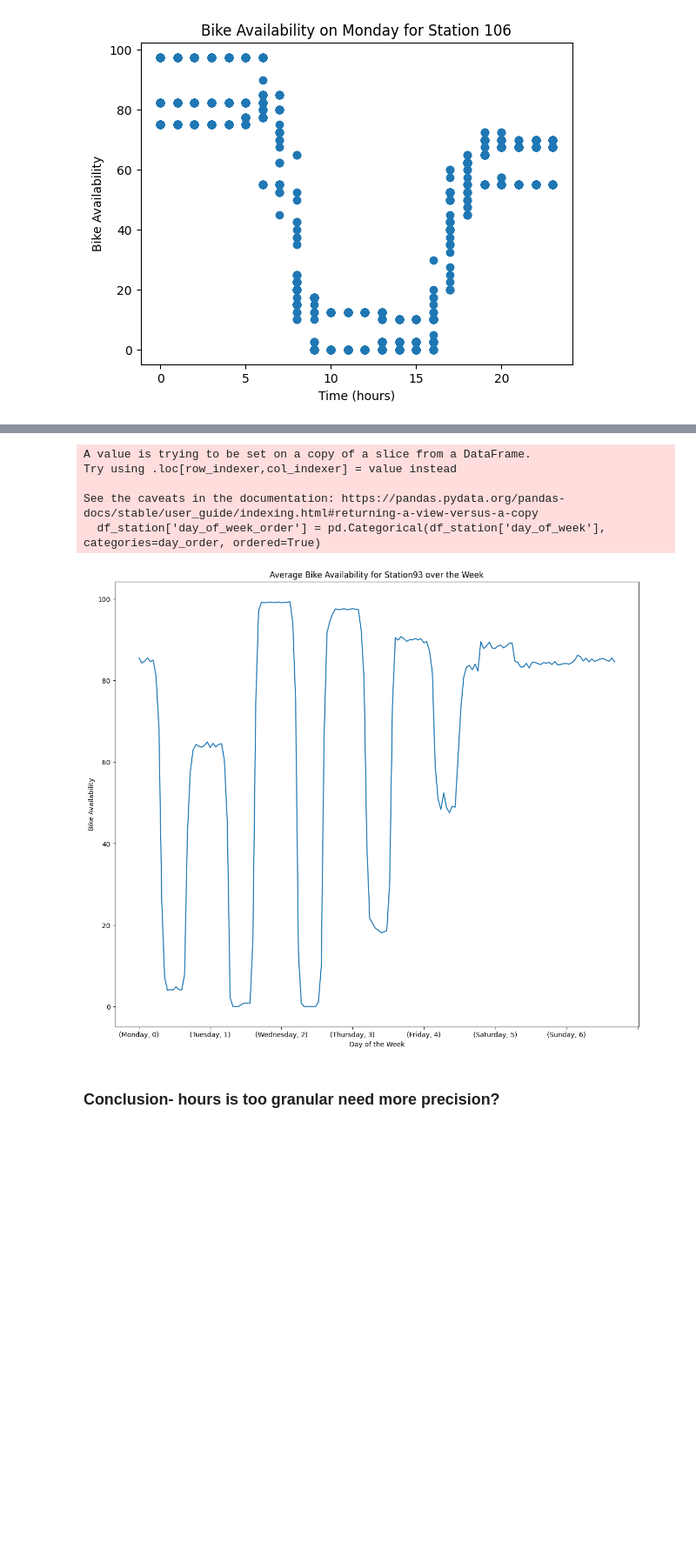
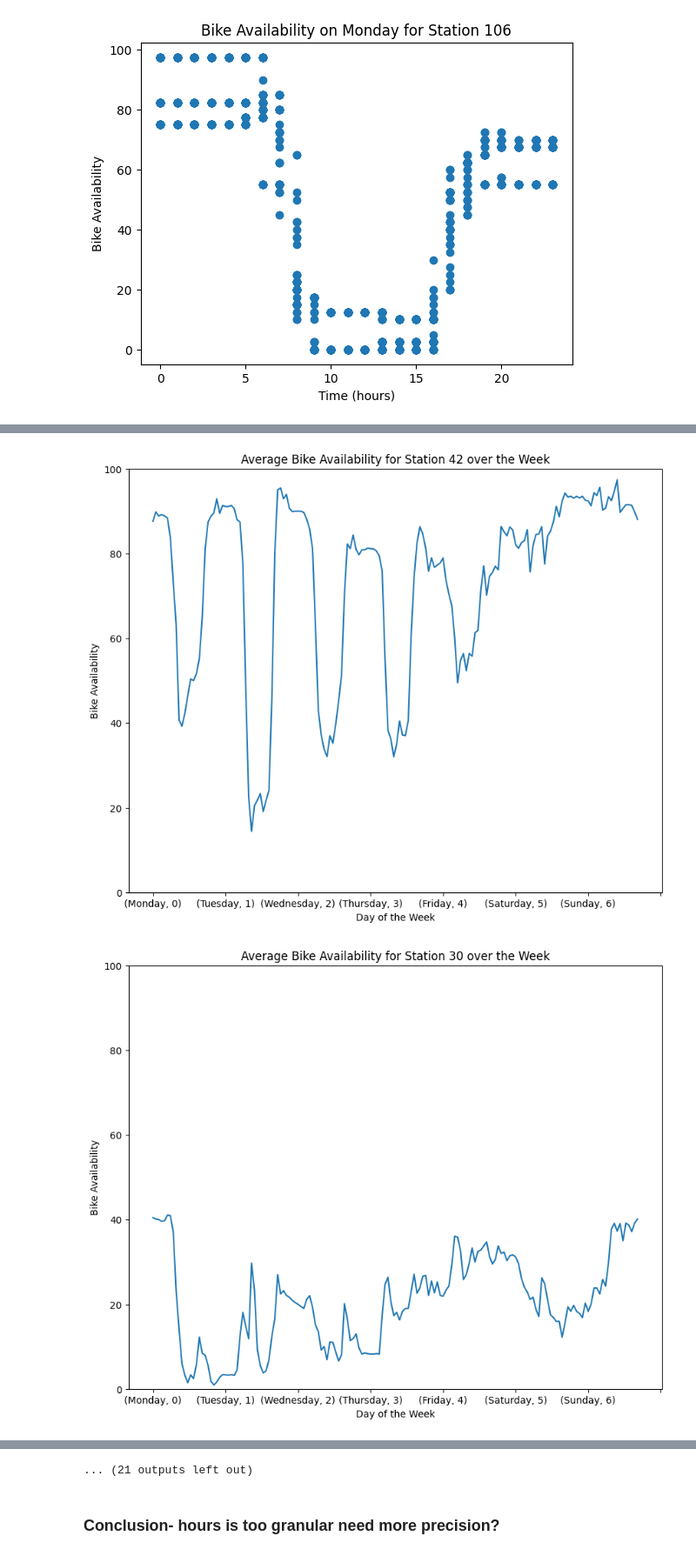
Before and after one commit to shuyaaaaaaa/Dublin-Bike, a Jupyter notebook: datamodel/model.ipynb, the cells around one changed output, grey strips where cells are left out. Shown at 87% size. Drawn from its saved outputs; the diff is of its cells as text; code cells hidden in the pictures; blank space fills up the shorter version.

```diff
--- a/datamodel/model.ipynb
+++ b/datamodel/model.ipynb
@@ -394,7 +387,7 @@ plt.show()
 
 def average_bike_availability(numb):
     # filter the DataFrame to only include data for one station
-    df_station = df_main[df_main['number'] == numb]
+    df_station = df_main.loc[df_main['number'] == numb].copy()
     # set the order of days of the week
     day_order = ['Monday', 'Tuesday', 'Wednesday', 'Thursday', 'Friday', 'Saturday', 'Sunday']
 
@@ -406,18 +399,12 @@ def average_bike_availability(numb):
     # calculate the mean availability percentage for each hour of the day and day of the week
     df_hourly = df_station.groupby(['day_of_week_order','hour'])['availability_percentage'].mean()
     df_hourly.dropna(inplace=True)
-    #df_hourly.head()
 
-
-    #df_hourly = pd.DataFrame(df_hourly)
-    ##combine day of week and hour into one column
-    df_main['day_hour'] = df_main.apply(lambda x: str(x['day_of_week']) + ' ' + str(x['hour']), axis=1)
-
-
-    #plot a line plot of the data
-    df_hourly.plot(kind='line', figsize=(14,12))
+    # plot a line plot of the data
+    df_hourly.plot(kind='line', figsize=(10,8))
 
     plt.title(f"Average Bike Availability for Station {numb} over the Week")
     plt.xlabel("Day of the Week")
     plt.ylabel("Bike Availability")
+    plt.ylim(0, 100)
     plt.show()
@@ -423,0 +413,4 @@ def average_bike_availability(numb):
+# %%
+# we just need to create a collect csv files for both and put them in here
+df_static = pd.read_csv('static_30_3_23.csv')
+df_static.head()
@@ -424,4 +424,9 @@ def average_bike_availability(numb):
 # %%
 #pick some stations to plot
-average_bike_availability(106)
+length = len(df_static['number'])
+for i in range(0, length):
+    numb=df_static['number'][i]
+    average_bike_availability(numb)
 # %% [output]
+[figure, new version]
+[figure, added]
@@ -428,8 +443,3 @@ average_bike_availability(106)
-A value is trying to be set on a copy of a slice from a DataFrame.
-Try using .loc[row_indexer,col_indexer] = value instead
-
-See the caveats in the documentation: https://pandas.pydata.org/pandas-docs/stable/user_guide/indexing.html#returning-a-view-versus-a-copy
-  df_station['day_of_week_order'] = pd.Categorical(df_station['day_of_week'], categories=day_order, ordered=True)
+... (21 outputs left out)
-[figure, old version]
 # %% [markdown]
 ### Conclusion- hours is too granular need more precision?
```
Also changed, not shown: parts of 7 cells of this notebook.
